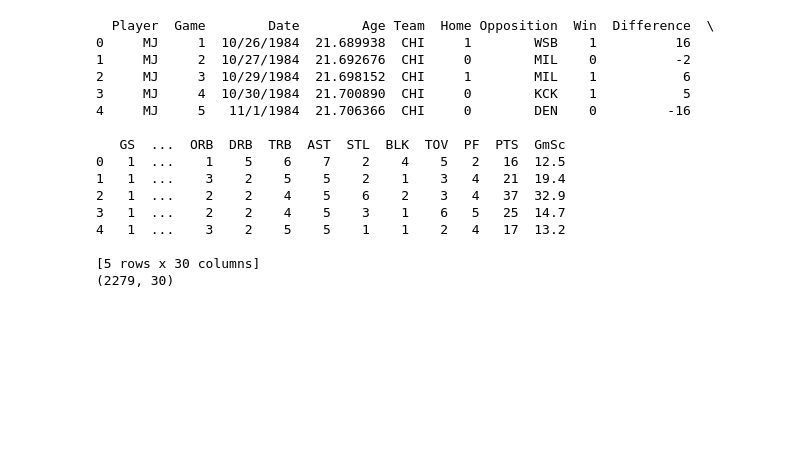
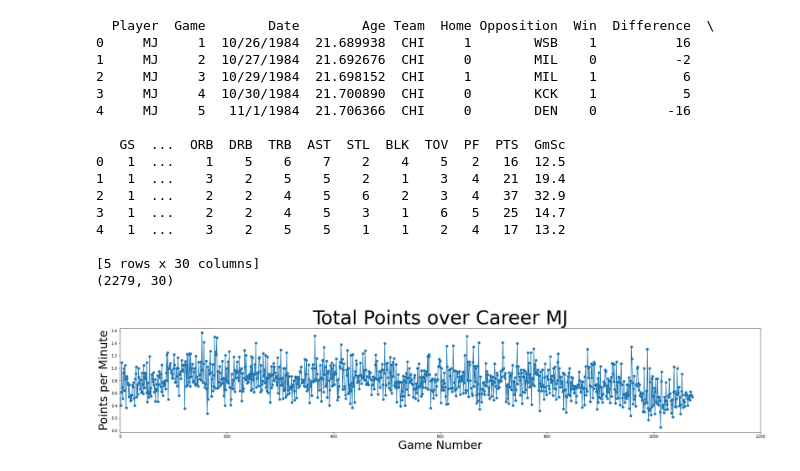
Before and after one commit to JDSchr5817/Project1_Team_Jake, a Jupyter notebook: MJ_v._Shaq.ipynb, the cells around one changed output. Saved outputs shown, nothing was run; the diff lists cells and outputs as text; code cells hidden in the pictures; blank space fills up the shorter version.

```diff
--- a/MJ_v._Shaq.ipynb
+++ b/MJ_v._Shaq.ipynb
@@ -40,3 +40,30 @@ print(data_df.shape)
 
 [5 rows x 30 columns]
 (2279, 30)
+# %%
+data_df["Points per Minute"] = data_df["PTS"] / data_df["Minutes Played"]
+
+MJ_df = data_df.loc[data_df["Player"] == "MJ"].copy()
+
+Shaq_df = data_df.loc[data_df["Player"] == "Shaq"].copy()
+# %%
+f = plt.figure()
+f.set_figwidth(30)
+f.set_figheight(5)
+
+
+axes = plt.gca()
+axes.xaxis.label.set_size(30)
+axes.yaxis.label.set_size(30)
+
+plt.plot(MJ_df['Game'], MJ_df['Points per Minute'], marker = 'o')
+
+plt.xlabel("Game Number")
+plt.ylabel("Points per Minute")
+plt.title("Total Points over Career MJ", fontsize = 50)
+
+plt.xlim([0,1200])
+
+plt.show()
+# %% [output]
+[figure, added]
```
Also changed, not shown: parts of 1 cell of this notebook, 2 other files.
